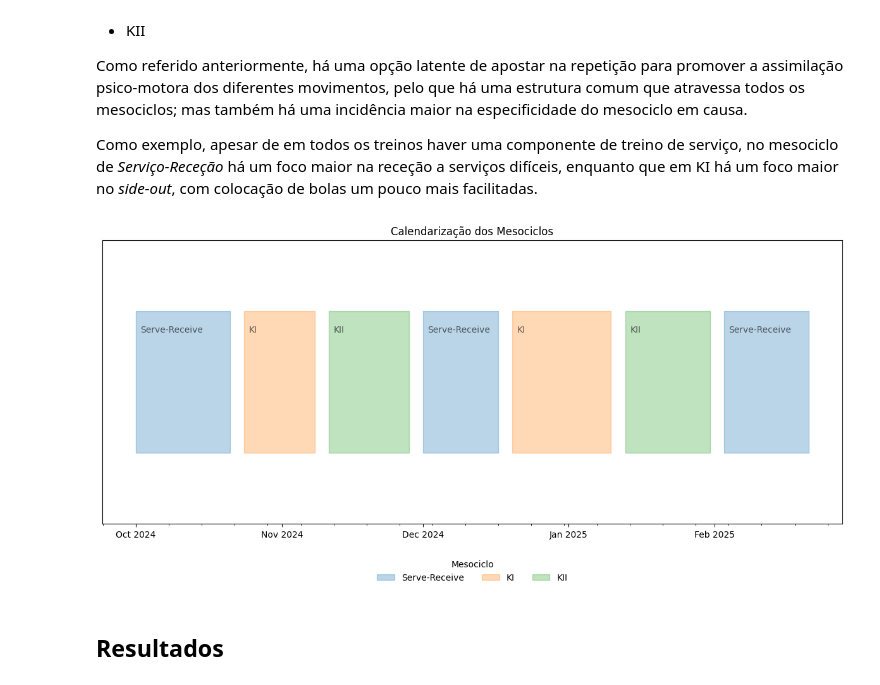
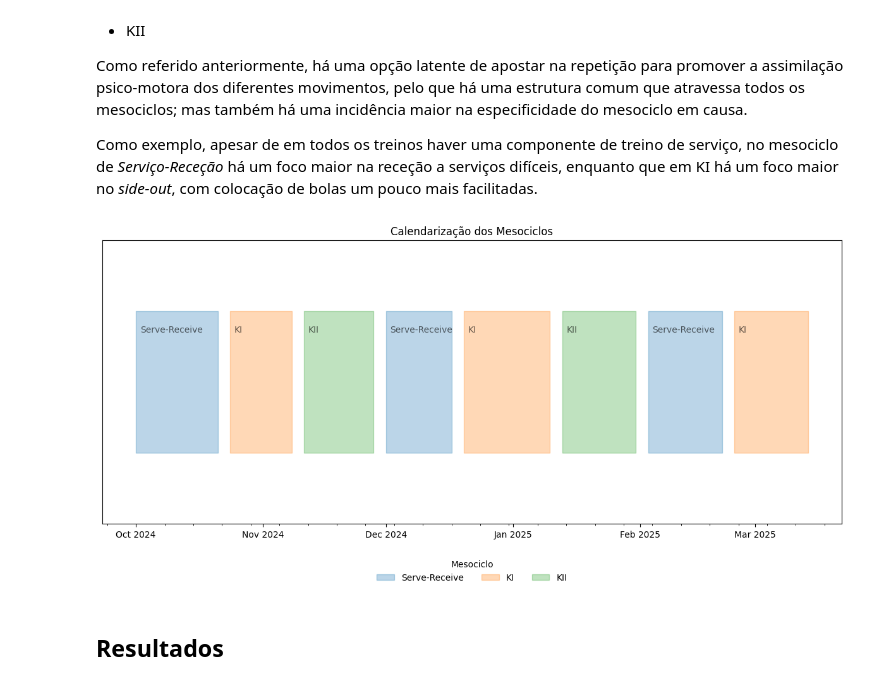
Before and after one commit to pmalves/coach-report-lv1, a Jupyter notebook: Dossier_de_Estágio_Pedro_Alves.ipynb, the cells around one changed output. Saved outputs shown, nothing was run; the diff lists cells and outputs as text; code cells hidden in the pictures.

```diff
--- a/Dossier_de_Estágio_Pedro_Alves.ipynb
+++ b/Dossier_de_Estágio_Pedro_Alves.ipynb
@@ -678,7 +680,8 @@ mesocycles = [
     ["Serve-Receive", "2024-12-01", "2024-12-17"],
     ["KI", "2024-12-20", "2025-01-10"],
     ["KII", "2025-01-13", "2025-01-31"],
-    ["Serve-Receive", "2025-02-03", "2025-02-21"]
+    ["Serve-Receive", "2025-02-03", "2025-02-21"],
+    ["KI", "2025-02-24", "2025-03-14"]
 ]
 
 # Convert the mesocycles list into a DataFrame
@@ -699,34 +702,34 @@ for idx, row in mesocycle_df.iterrows():
         y=[-0.5, 0.5],  # Define the vertical position of the area
         x1=row["Start Date"],
         x2=row["End Date"],
         color=f"C{row['Category']}",  # Use consistent color per category
         alpha=0.3,  # Transparency for areas
         label=row["Mesocycle"] if row["Mesocycle"] not in ax.get_legend_handles_labels()[1] else None
     )
     # Add a label for the mesocycle in the top-left of the area with left padding
     ax.text(
         row["Start Date"] + pd.Timedelta(days=1),  # Add a small left padding to the start date
         0.4,                # Slightly below the top edge of the area
         row["Mesocycle"],
         ha='left', va='top', fontsize=10, alpha=0.6  # No background, just plain text
     )
 
 # Formatting the chart
 ax.xaxis.set_major_formatter(mdates.DateFormatter("%b %Y"))  # Show month and year (e.g., Oct 2024)
 ax.xaxis.set_major_locator(mdates.MonthLocator())            # Major ticks for months
 ax.xaxis.set_minor_locator(mdates.WeekdayLocator())          # Minor ticks for weeks
 
 ax.set_ylim([-1, 1])  # Adjust vertical limits for visibility
 ax.set_yticks([])     # Remove y-axis labels for clarity
 plt.xticks(rotation=0)  # Keep dates horizontal
 plt.title("Calendarização dos Mesociclos")
 plt.legend(title="Mesociclo", loc="upper center", bbox_to_anchor=(0.5, -0.1), ncol=3, frameon=False)
 plt.tight_layout()
 
 # Show the chart
 plt.show()
 # %% [output]
-[figure, old version]
+[figure, new version]
 # %% [markdown]
 ## Resultados
 # %%
```
Also changed, not shown: parts of 11 cells of this notebook.
